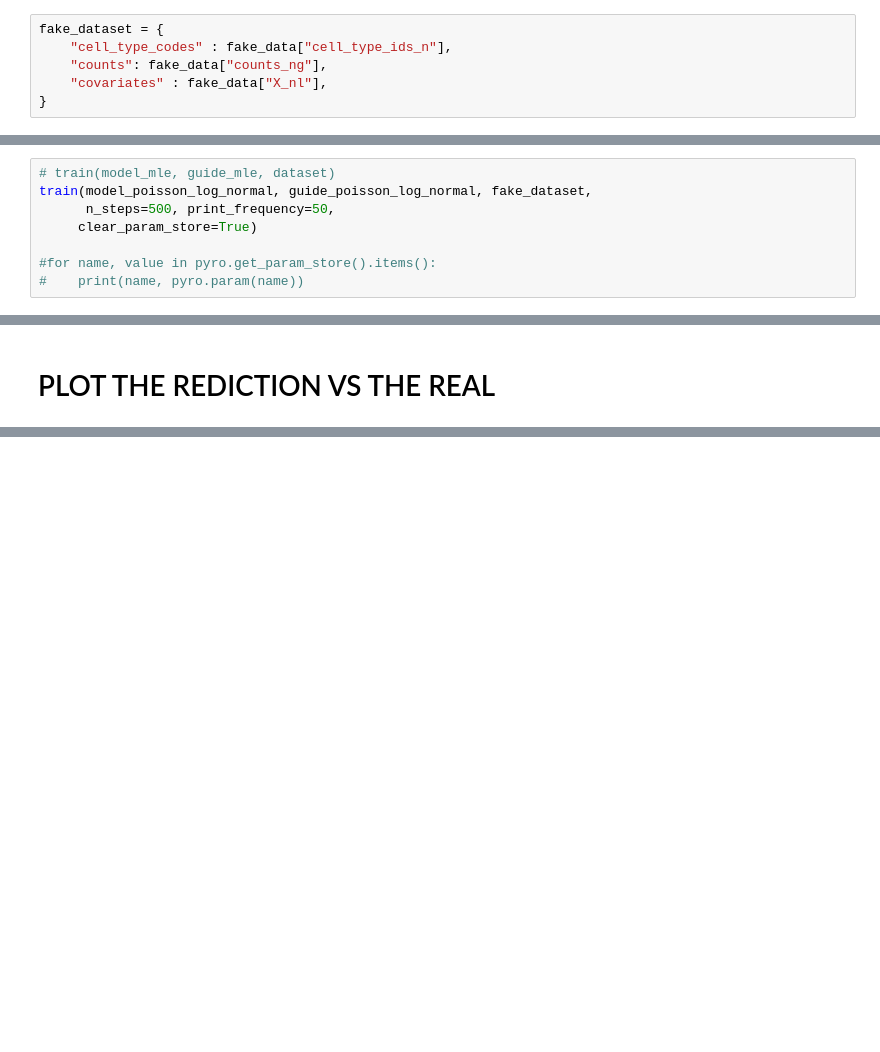
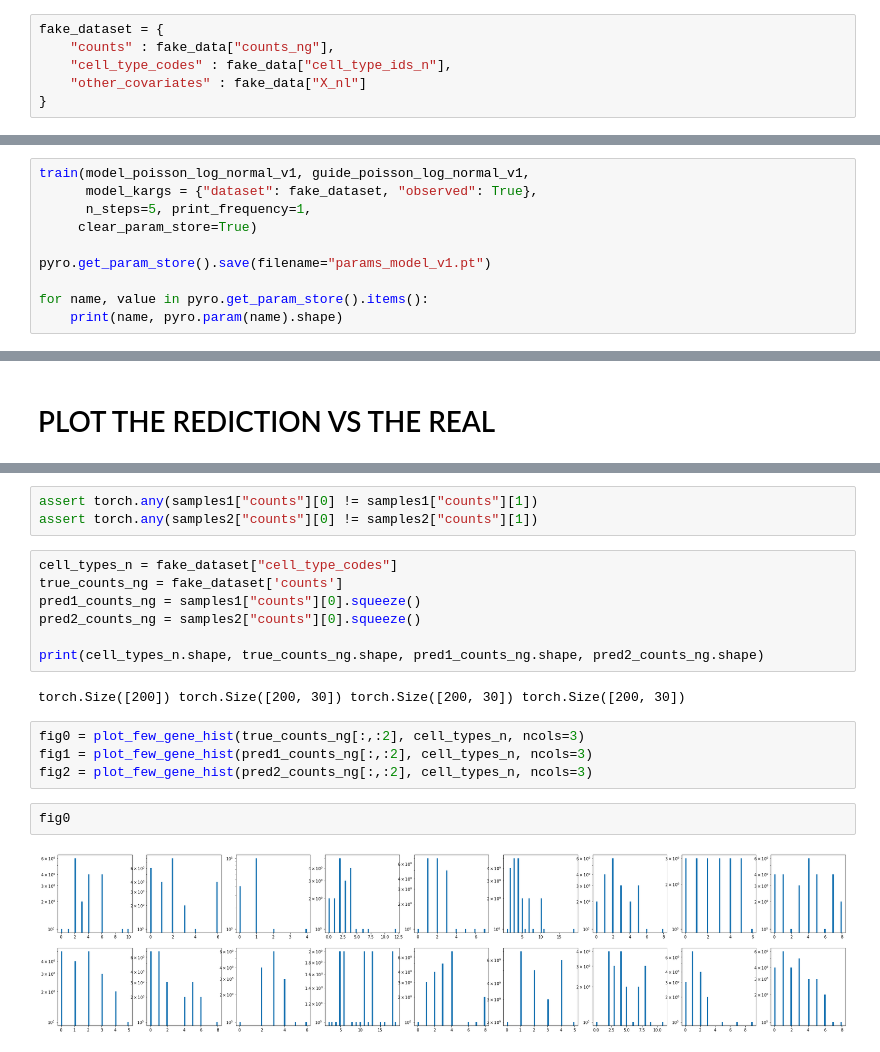
Before and after one commit to broadinstitute/tissue_purifier, a Jupyter notebook: notebooks/tp_02_validation_PYRO.ipynb, the cells around one changed output, grey strips where cells are left out. Drawn from its saved outputs; the diff is of its cells as text; blank space fills up the shorter version.

```diff
--- a/notebooks/tp_02_validation_PYRO.ipynb
+++ b/notebooks/tp_02_validation_PYRO.ipynb
@@ -72,6 +80,6 @@ fig
 # %%
 fake_dataset = {
+    "counts" : fake_data["counts_ng"],
     "cell_type_codes" : fake_data["cell_type_ids_n"],
-    "counts": fake_data["counts_ng"],
-    "covariates" : fake_data["X_nl"],
+    "other_covariates" : fake_data["X_nl"]
 }
@@ -172,9 +293,11 @@ Sample Sites:
 # %%
-# train(model_mle, guide_mle, dataset)
-train(model_poisson_log_normal, guide_poisson_log_normal, fake_dataset,
-      n_steps=500, print_frequency=50,
+train(model_poisson_log_normal_v1, guide_poisson_log_normal_v1,
+      model_kargs = {"dataset": fake_dataset, "observed": True},
+      n_steps=5, print_frequency=1,
      clear_param_store=True)
 
-#for name, value in pyro.get_param_store().items():
-#    print(name, pyro.param(name))
+pyro.get_param_store().save(filename="params_model_v1.pt")
+
+for name, value in pyro.get_param_store().items():
+    print(name, pyro.param(name).shape)
 # %% [output]
@@ -209,0 +355,20 @@ tensor([[-5.9728, -6.0016, -5.9509,  ..., -5.9875, -5.7510, -5.9652],
+# %%
+assert torch.any(samples1["counts"][0] != samples1["counts"][1])
+assert torch.any(samples2["counts"][0] != samples2["counts"][1])
+# %%
+cell_types_n = fake_dataset["cell_type_codes"]
+true_counts_ng = fake_dataset['counts']
+pred1_counts_ng = samples1["counts"][0].squeeze()
+pred2_counts_ng = samples2["counts"][0].squeeze()
+
+print(cell_types_n.shape, true_counts_ng.shape, pred1_counts_ng.shape, pred2_counts_ng.shape)
+# %% [output]
+torch.Size([200]) torch.Size([200, 30]) torch.Size([200, 30]) torch.Size([200, 30])
+# %%
+fig0 = plot_few_gene_hist(true_counts_ng[:,:2], cell_types_n, ncols=3)
+fig1 = plot_few_gene_hist(pred1_counts_ng[:,:2], cell_types_n, ncols=3)
+fig2 = plot_few_gene_hist(pred2_counts_ng[:,:2], cell_types_n, ncols=3)
+# %%
+fig0
+# %% [output]
+[figure, added]
```
Also changed, not shown: parts of 28 cells of this notebook.
